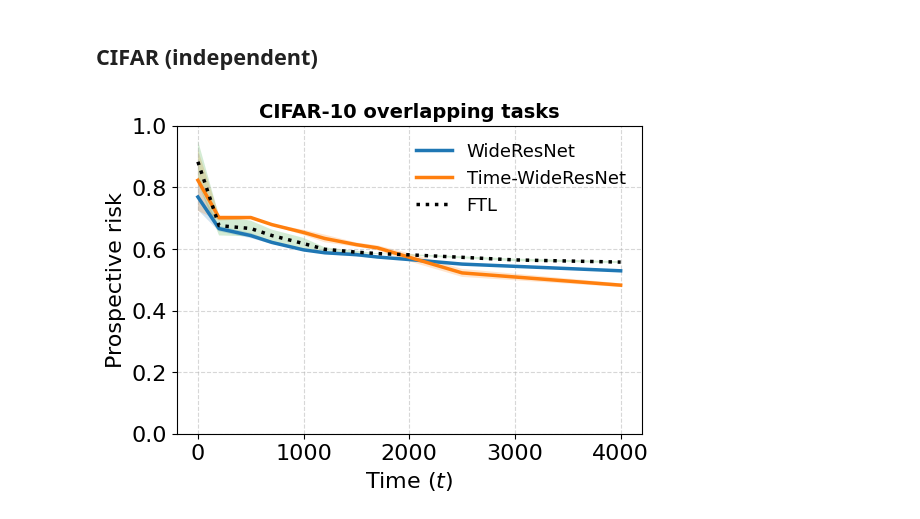
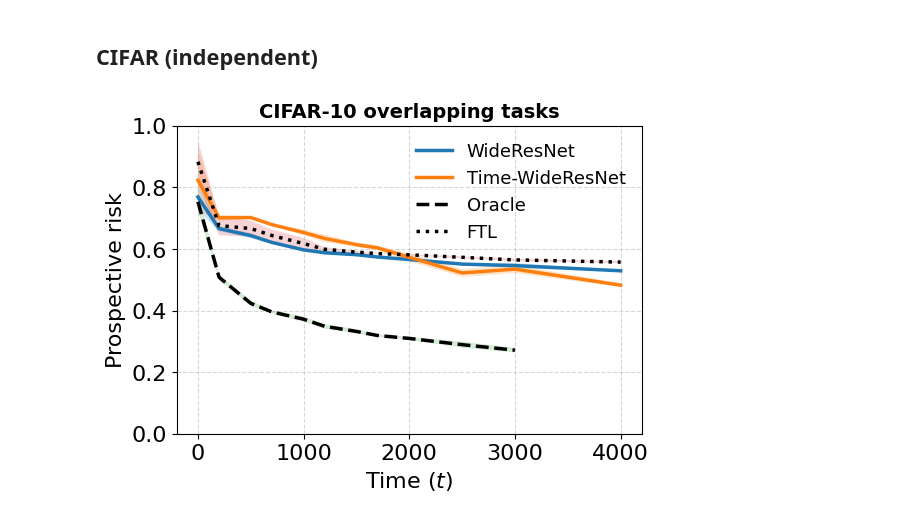
Before and after one commit to YuxinB/ProL, a Jupyter notebook: final_figs.ipynb, the cells around one changed output. Cells and saved outputs as stored; diff of their text form; code cells hidden in the pictures.

```diff
--- a/final_figs.ipynb
+++ b/final_figs.ipynb
@@ -123,7 +123,7 @@ files = [
     'experiments/vision_multi/multirun/2024-05-19/04-01-55',
     None,
     None,
-    None,
+    'experiments/vision_multi/multirun/2024-05-19/10-20-30',
     'experiments/vision_multi/multirun/2024-05-19/10-20-53'
 ]
 
@@ -142,8 +142,8 @@ for file, name in zip(files, names):
         risk_list = []
         ci_list = []
         for i in range(12):
-            if i == 10:
-                continue
+            # if i == 10:
+            #     continue
             fname = f'{file}/{i}/outputs.pkl'
             try:
                 with open(fname, 'rb') as f:
@@ -154,31 +154,31 @@ for file, name in zip(files, names):
             risk_list.append(outputs['risk'])
             ci_list.append(outputs['ci_risk'])
         risks = np.array(risk_list)
         ci = np.array(ci_list)
         if name == 'Oracle':
             ax.plot(time_list, risk_list, lw=2.5, color='k', ls='dashed', label='Oracle')
             ax.fill_between(time_list, risks-ci, risks+ci, alpha=0.2)
         elif name == 'FTL':
             fname = f'{file}/0/outputs.pkl'
             with open(fname, 'rb') as f:
                 outputs = pickle.load(f)
             risks = np.array(outputs['risk'])
             ci = np.array(outputs['ci_risk'])
             t_list = [0,200,500,700,1000,1200,1500,1700,2000,2500,3000,4000]
             ax.plot(t_list, risks, lw=2.5, color='k', ls='dotted', label='FTL')
             ax.fill_between(t_list, risks-ci, risks+ci, alpha=0.2)
         else:
             ax.plot(time_list, risk_list, lw=2.5, label=name)
             ax.fill_between(time_list, risks-ci, risks+ci, alpha=0.2)
     else:
         continue
 
 ax.set_xlabel(r"Time ($t$)")
 ax.set_ylabel(r"Prospective risk")
 ax.set_ylim([0, 1])
 ax.legend(frameon=False, fontsize=13)
 ax.grid(alpha=0.5, ls='--')
 ax.set_title('CIFAR-10 overlapping tasks', fontweight='bold', fontsize=14)
 plt.show()
 # %% [output]
-[figure, old version]
+[figure, new version]
```
Also changed, not shown: parts of 2 cells of this notebook, 4 other files.
